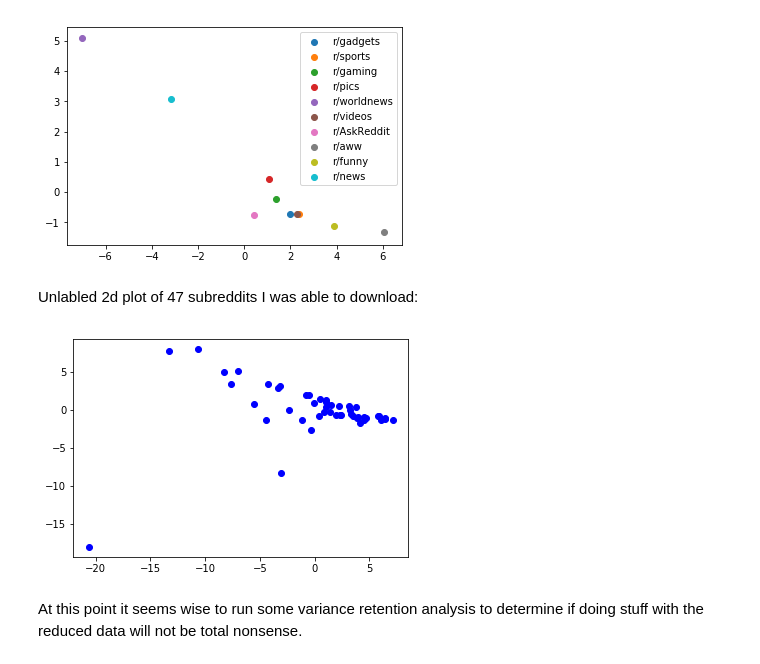
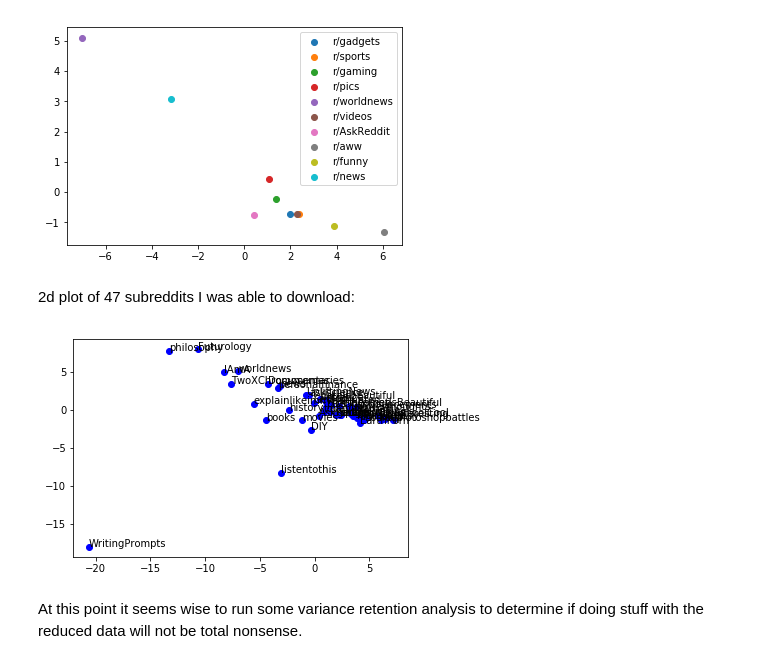
Before and after one commit to rlnsy/reddit-vecs, a Jupyter notebook: journal/PCA.ipynb, the cells around one changed output. Cells and saved outputs as stored; diff of their text form; code cells hidden in the pictures.

Commit message:
some better visualizations

```diff
--- a/journal/PCA.ipynb
+++ b/journal/PCA.ipynb
@@ -58,17 +58,19 @@ plot_reductions_2d(vecs_reduce)
 # %% [output]
 [figure]
 # %% [markdown]
-Unlabled 2d plot of 47 subreddits I was able to download:
+2d plot of 47 subreddits I was able to download:
 # %%
-def plot_reductions_all(vecs):
+def plot_reductions_all_2d(vecs):
     x = vecs[:,0]
     y = vecs[:,1]
     plt.scatter(x,y,c='b',cmap='plasma')
+    for i, name in enumerate(feature_set.columns):
+        plt.annotate(name,(x[i],y[i]))
     plt.show()
 
 vecs_reduce = dim_reduce(2)
-plot_reductions_all(vecs_reduce)
+plot_reductions_all_2d(vecs_reduce)
 # %% [output]
-[figure, old version]
+[figure, new version]
 # %% [markdown]
 At this point it seems wise to run some variance retention analysis to determine if doing stuff with the reduced data will not be total nonsense.
```
Also changed, not shown: parts of 1 cell of this notebook, 1 other file.
